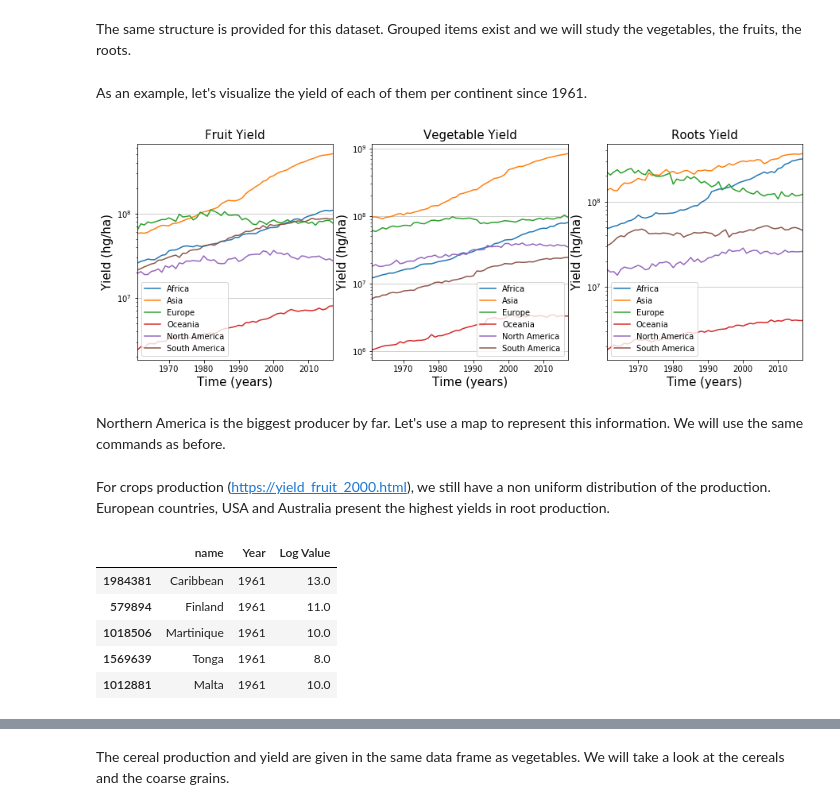
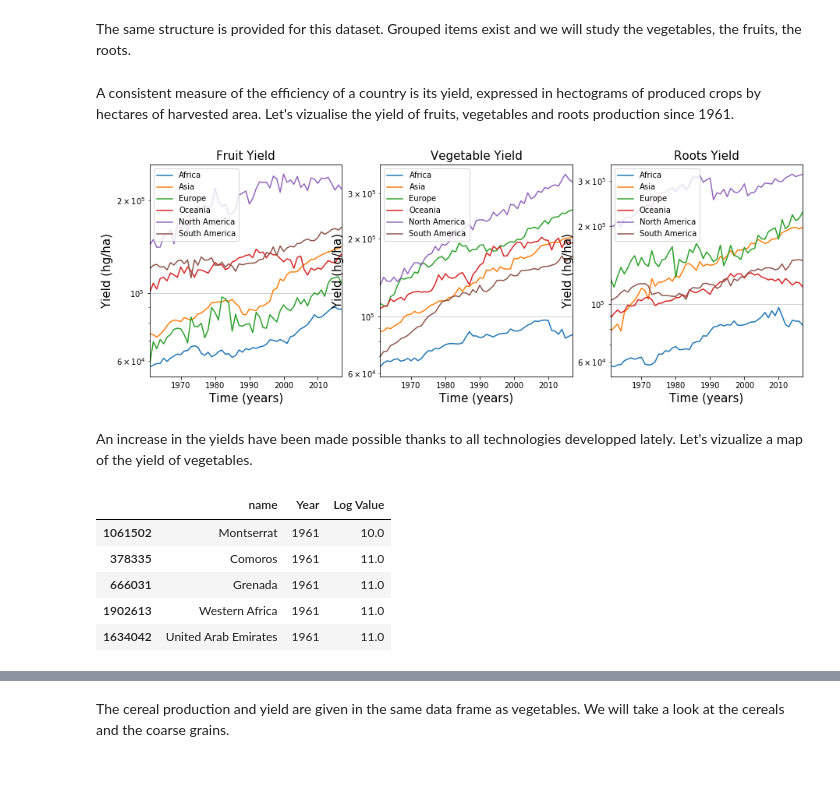
Before and after one commit to amara-slaymaker/ada_project-ada_nakamura, a Jupyter notebook: to_be_sent/Milestone_2.ipynb, the cells around one changed output, grey strips where cells are left out. Cells and saved outputs as stored; diff of their text form; code cells hidden in the pictures; blank space fills up the shorter version.

```diff
--- a/to_be_sent/Milestone_2.ipynb
+++ b/to_be_sent/Milestone_2.ipynb
@@ -210,6 +215,7 @@ livestock_country = replace_values_geojson(livestock_country)
 # %%
-df = gpd.read_file("../countries.geo.json")
-df.head()
+# Read the GeoJson file as a geopandas dataframe
+gdf = gpd.read_file("../countries.geo.json")
+gdf.head()
 # %% [output]
 |  | id | name | geometry |
 | 0 | AFG | Afghanistan | POLYGON ((61.21082 35.65007, 62.2... |
@@ -235,12 +247,14 @@ meat.head()
 # %%
 # Add one column per year containing the Log Value of the production of meat
-years = range (1961, 2017)
+
+years = range (1961, 2018)
+
 for y in years:
     j = meat[meat.Year == y]
     j.drop('Year', axis=1, inplace=True)
-    df = df.merge(j, on='name', how='left')
-    df = df.rename(columns={'Log Value': 'Meat %d'%y})
+    gdf = gdf.merge(j, on='name', how='left')
+    gdf = gdf.rename(columns={'Log Value': 'Meat %d'%y})
 
-df.head(3)
+gdf.head(3)
 # %% [output]
 |  | id | name | geometry | Meat 1961 | Meat 1962 | Meat 1963 | Meat 1964 | Meat 1965 | Meat 1966 | ... |
@@ -311,10 +309,10 @@ crops_item = [1738, 1720, 1735]
 crops = crops[crops['Item Code'].isin(crops_item)]
 # %%
 # Compute the log values
-crops['Log Value'] = crops.Value.transform(lambda x:round(np.log(x)))
+crops['Log Value'] = crops.Value.transform(lambda x:np.log(x))
 crops['Log Value'] = crops['Log Value'].replace(-np.inf, 0)
-# %% [markdown]
-As an example, let's visualize the yield of each of them per continent since 1961.
+# %% [markdown]
+A consistent measure of the efficiency of a country is its yield, expressed in hectograms of produced crops by hectares of harvested area. Let's vizualise the yield of fruits, vegetables and roots production since 1961.
 # %%
 # Visualisation of the evolution of the quantity of crops per continent
 
@@ -325,7 +323,7 @@ def select_area(production, area):
     roots = df[df['Item Code'] == 1720]
     return  fruit, veggies, roots
 
-yield_crops = crops[crops.Element=='Production']
+yield_crops = crops[crops.Element=='Yield']
 yield_crops  = yield_crops.sort_values('Year')
 
 afr_fruit, afr_veggies, afr_roots = select_area(yield_crops, 'Africa')
@@ -349,41 +347,38 @@ ax1.set_xlabel('Time (years)', fontsize=15)
 ax1.set_ylabel('Yield (hg/ha)', fontsize=15)
 ax1.legend(['Africa', 'Asia', 'Europe', 'Oceania', 'North America', 'South America'])
 ax1.grid(axis='y', alpha=0.75)
 
 ax2 = fig.add_subplot(1,3,2)
 afr_veggies.plot('Year', 'Value', logy=True, ax=ax2)
 as_veggies.plot('Year', 'Value', logy=True, ax=ax2)
 eu_veggies.plot('Year', 'Value', logy=True, ax=ax2)
 oc_veggies.plot('Year', 'Value', logy=True, ax=ax2)
 nam_veggies.plot('Year', 'Value', logy=True, ax=ax2)
 sam_veggies.plot('Year', 'Value', logy=True, ax=ax2)
 ax2.set_title('Vegetable Yield', fontsize=15)
 ax2.set_xlabel('Time (years)', fontsize=15)
 ax2.set_ylabel('Yield (hg/ha)', fontsize=15)
 ax2.legend(['Africa', 'Asia', 'Europe', 'Oceania', 'North America', 'South America'])
 ax2.grid(axis='y', alpha=0.75)
 
 ax3 = fig.add_subplot(1,3,3)
 afr_roots.plot('Year', 'Value', logy=True, ax=ax3)
 as_roots.plot('Year', 'Value', logy=True, ax=ax3)
 eu_roots.plot('Year', 'Value', logy=True, ax=ax3)
 oc_roots.plot('Year', 'Value', logy=True, ax=ax3)
 nam_roots.plot('Year', 'Value', logy=True, ax=ax3)
 sam_roots.plot('Year', 'Value', logy=True, ax=ax3)
 ax3.set_title('Roots Yield', fontsize=15)
 ax3.set_xlabel('Time (years)', fontsize=15)
 ax3.set_ylabel('Yield (hg/ha)', fontsize=15)
 ax3.legend(['Africa', 'Asia', 'Europe', 'Oceania', 'North America', 'South America'])
 ax3.grid(axis='y', alpha=0.75)
 # %% [output]
-[figure, old version]
+[figure, new version]
-# %% [markdown]
-Northern America is the biggest producer by far.
-Let's use a map to represent this information. We will use the same commands as before.
-# %% [markdown]
-For crops production (https://yield_fruit_2000.html), we still have a non uniform distribution of the production. European countries, USA and Australia present the highest yields in root production.
+# %% [markdown]
+An increase in the yields have been made possible thanks to all technologies developped lately. Let's vizualize a map of the yield of vegetables.
 # %%
-df = gpd.read_file("../countries.geo.json")
+gdf = gpd.read_file("../countries.geo.json")
 
 yield_crops = replace_values_geojson(yield_crops)
 veggies = yield_crops[yield_crops['Item Code']==1735]
@@ -396,11 +391,11 @@ veggies = veggies.rename(columns={'Area': 'name'})
 veggies.head()
 # %% [output]
 |  | name | Year | Log Value |
-| 1984381 | Caribbean | 1961 | 13.0 |
-| 579894 | Finland | 1961 | 11.0 |
-| 1018506 | Martinique | 1961 | 10.0 |
-| 1569639 | Tonga | 1961 | 8.0 |
-| 1012881 | Malta | 1961 | 10.0 |
+| 1061502 | Montserrat | 1961 | 10.0 |
+| 378335 | Comoros | 1961 | 11.0 |
+| 666031 | Grenada | 1961 | 11.0 |
+| 1902613 | Western Africa | 1961 | 11.0 |
+| 1634042 | United Arab Emirates | 1961 | 11.0 |
 # %%
 for y in years:
     j = veggies[veggies.Year == y]
```
Also changed, not shown: parts of 35 cells of this notebook.
